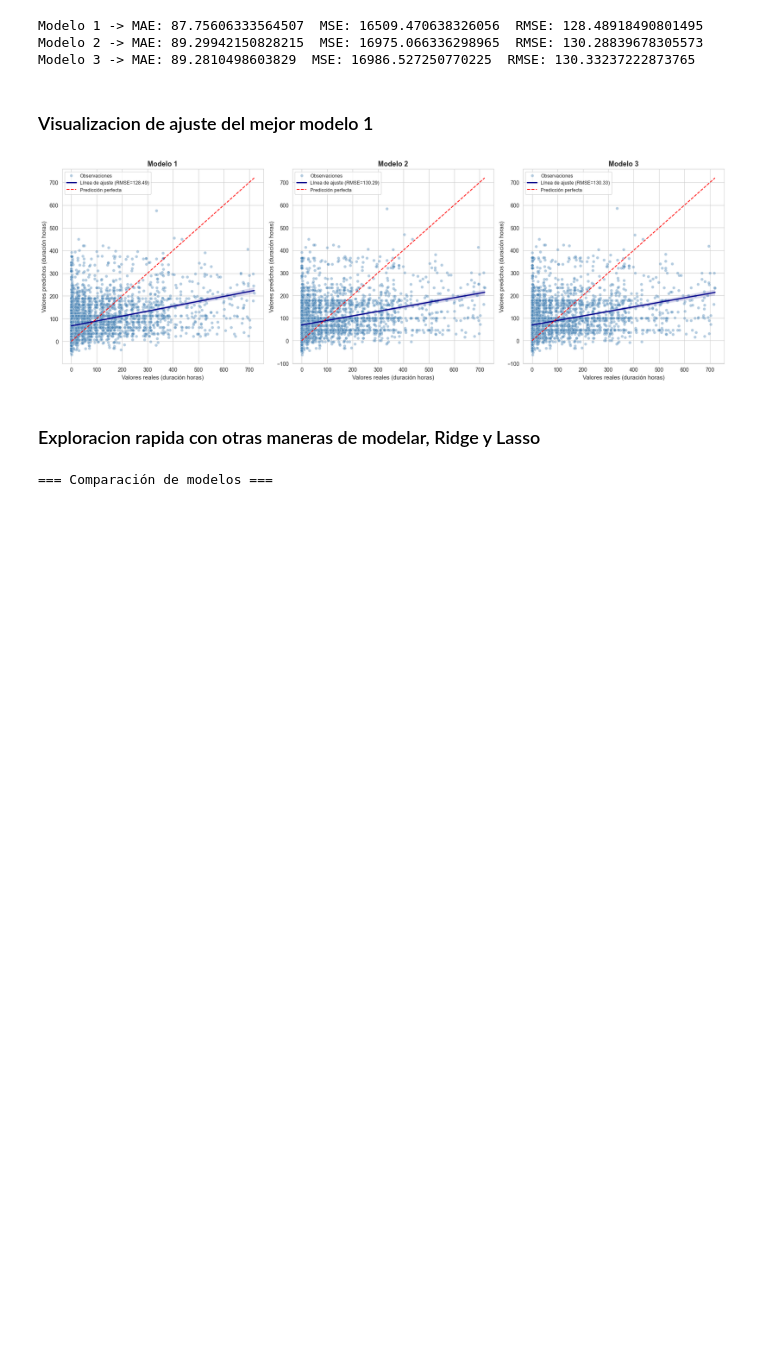
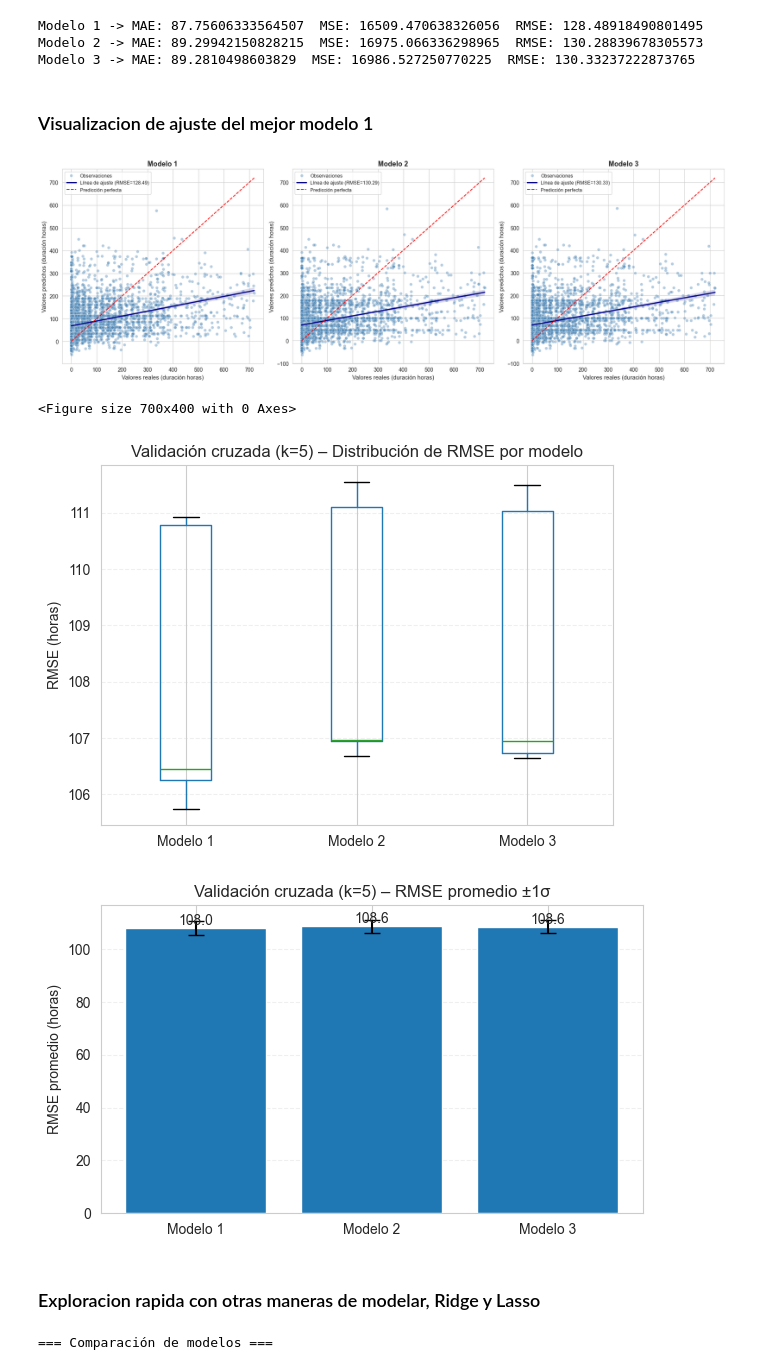
Before and after one commit to MartinDelG/Repositorio-Proyecto1, a Jupyter notebook: Tarea_4/Modelamiento.ipynb, the cells around one changed output. Saved outputs shown, nothing was run; the diff lists cells and outputs as text; code cells hidden in the pictures; blank space fills up the shorter version.

Commit message:
visualizacion

```diff
--- a/Tarea_4/Modelamiento.ipynb
+++ b/Tarea_4/Modelamiento.ipynb
@@ -860,6 +777,54 @@ for i, (nombre, y_true, y_pred, rmse) in enumerate(modelos, 1):
 plt.show()
 # %% [output]
 [figure]
+# %%
+import numpy as np
+import pandas as pd
+import matplotlib.pyplot as plt
+
+# --- 1) Reusa los RMSE por fold que ya calculaste ---
+rmse_scores_1 = np.sqrt(-scores_1)  # si ya lo tienes, puedes comentar esta línea
+rmse_scores_2 = np.sqrt(-scores_2)
+rmse_scores_3 = np.sqrt(-scores_3)
+
+# --- 2) Armar DataFrame largo para graficar ---
+cv_df = pd.DataFrame({
+    "Modelo": (["Modelo 1"] * len(rmse_scores_1)) + (["Modelo 2"] * len(rmse_scores_2)) + (["Modelo 3"] * len(rmse_scores_3)),
+    "RMSE":   np.concatenate([rmse_scores_1, rmse_scores_2, rmse_scores_3])
+})
+
+# --- 3) Estadísticos para barra de promedios ---
+summary = (cv_df
+           .groupby("Modelo")["RMSE"]
+           .agg(mean="mean", std="std")
+           .reset_index())
+summary
+
+# --- 4) Boxplot por modelo (distribución de los folds) ---
+plt.figure(figsize=(7,4))
+cv_df.boxplot(column="RMSE", by="Modelo")
+plt.title("Validación cruzada (k=5) – Distribución de RMSE por modelo")
+plt.suptitle("")  # eliminar título automático de pandas
+plt.xlabel("")
+plt.ylabel("RMSE (horas)")
+plt.grid(axis="y", linestyle="--", alpha=0.3)
+plt.show()
+
+# --- 5) Barra de RMSE promedio con barras de error (±1 std) ---
+plt.figure(figsize=(7,4))
+x = np.arange(len(summary))
+plt.bar(x, summary["mean"], yerr=summary["std"], capsize=6)
+plt.xticks(x, summary["Modelo"])
+plt.ylabel("RMSE promedio (horas)")
+plt.title("Validación cruzada (k=5) – RMSE promedio ±1σ")
+for i, v in enumerate(summary["mean"]):
+    plt.text(i, v, f"{v:.1f}", ha="center", va="bottom")
+plt.grid(axis="y", linestyle="--", alpha=0.3)
+plt.show()
+# %% [output]
+<Figure size 700x400 with 0 Axes>
+[figure, added]
+[figure, added]
 # %% [markdown]
 ### Exploracion rapida con otras maneras de modelar, Ridge y Lasso
 # %%
```
Also changed, not shown: parts of 11 cells of this notebook.
